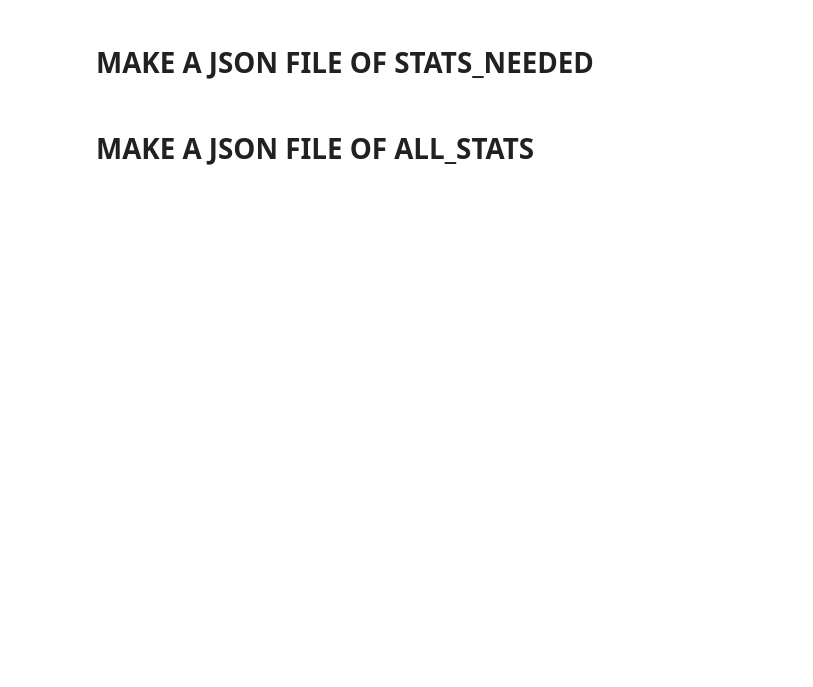
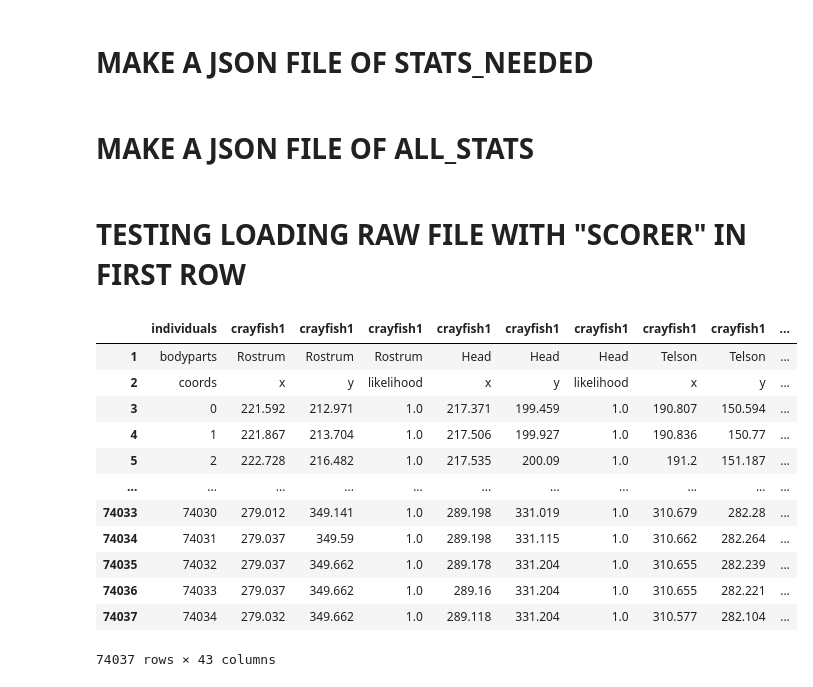
Before and after one commit to VincentL01/CrayfishBehavior, a Jupyter notebook: main.ipynb, the cells around one changed output. Cells and saved outputs as stored; diff of their text form; code cells hidden in the pictures; blank space fills up the shorter version.

Commit message:
Adding more flexibilty in Input file
reading .csv
reading .xlsx with multiple sheets, only first sheet is read
reading raw file with extra row ontop

```diff
--- a/main.ipynb
+++ b/main.ipynb
@@ -541,3 +533,5 @@ key_dict = {
 # export key_dict to json file
 with open('Bin/all_stats.json', 'w') as f:
     json.dump(key_dict, f, indent = 4)
+# %% [markdown]
+# TESTING LOADING RAW FILE WITH "SCORER" IN FIRST ROW
@@ -543,0 +540,28 @@ with open('Bin/all_stats.json', 'w') as f:
+# %%
+data_path = select_files()
+# %%
+if data_path.endswith('.xlsx'):
+    temp_df = pd.read_excel(data_path)
+elif data_path.endswith('.csv'):
+    temp_df = pd.read_csv(data_path)
+# %%
+# if 'scorer' in temp_df.columns
+# make the first value row as new columns, remove current columns
+if 'scorer' in temp_df.columns:
+    temp_df.columns = temp_df.iloc[0]
+    temp_df = temp_df.drop(0)
+temp_df
+# %% [output]
+|  | individuals | crayfish1 | crayfish1 | crayfish1 | crayfish1 | crayfish1 | crayfish1 | crayfish1 | crayfish1 | ... |
+| 1 | bodyparts | Rostrum | Rostrum | Rostrum | Head | Head | Head | Telson | Telson | ... |
+| 2 | coords | x | y | likelihood | x | y | likelihood | x | y | ... |
+| 3 | 0 | 221.592 | 212.971 | 1.0 | 217.371 | 199.459 | 1.0 | 190.807 | 150.594 | ... |
+| 4 | 1 | 221.867 | 213.704 | 1.0 | 217.506 | 199.927 | 1.0 | 190.836 | 150.77 | ... |
+| 5 | 2 | 222.728 | 216.482 | 1.0 | 217.535 | 200.09 | 1.0 | 191.2 | 151.187 | ... |
+| ... | ... | ... | ... | ... | ... | ... | ... | ... | ... | ... |
+| 74033 | 74030 | 279.012 | 349.141 | 1.0 | 289.198 | 331.019 | 1.0 | 310.679 | 282.28 | ... |
+| 74034 | 74031 | 279.037 | 349.59 | 1.0 | 289.198 | 331.115 | 1.0 | 310.662 | 282.264 | ... |
+| 74035 | 74032 | 279.037 | 349.662 | 1.0 | 289.178 | 331.204 | 1.0 | 310.655 | 282.239 | ... |
+| 74036 | 74033 | 279.037 | 349.662 | 1.0 | 289.16 | 331.204 | 1.0 | 310.655 | 282.221 | ... |
+| 74037 | 74034 | 279.032 | 349.662 | 1.0 | 289.118 | 331.204 | 1.0 | 310.577 | 282.104 | ... |
+74037 rows × 43 columns
```
Also changed, not shown: parts of 2 cells of this notebook, 3 other files.
